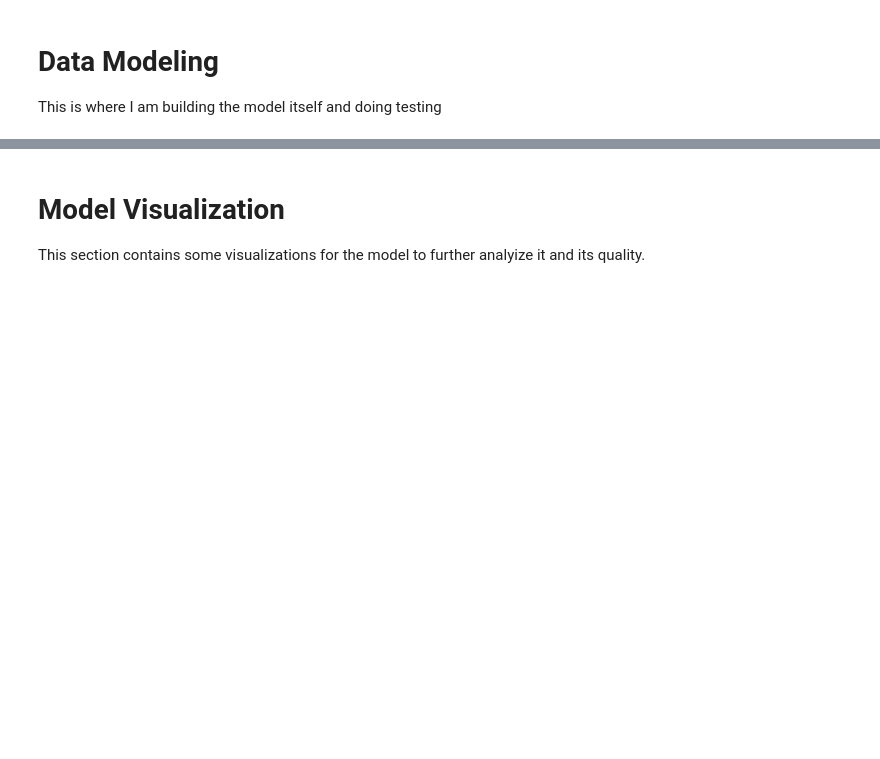
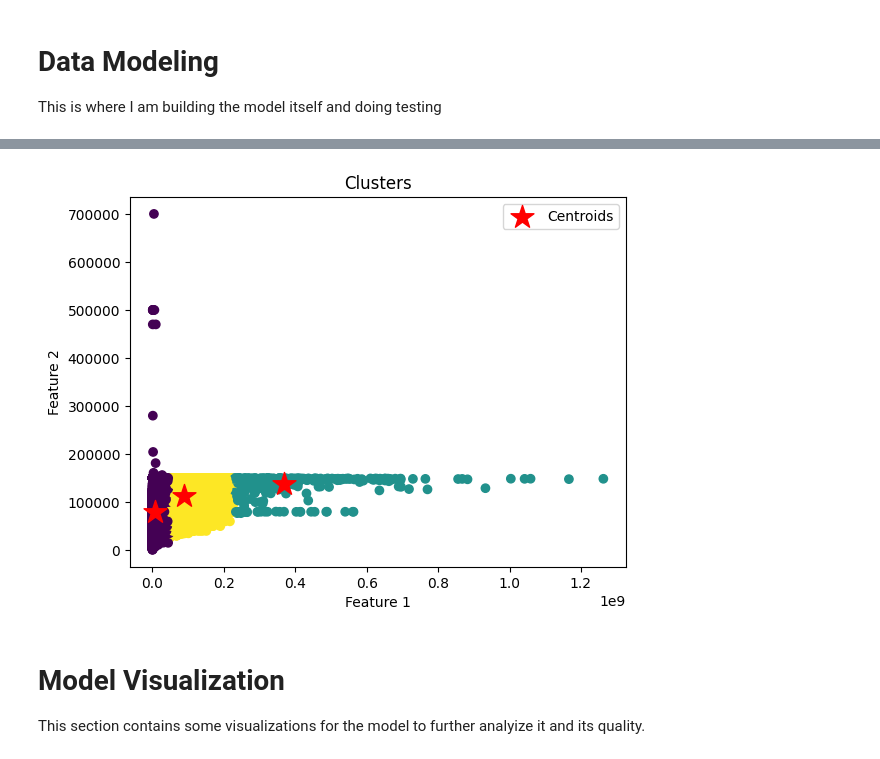
Before and after one commit to FrancoA325/PenguinClasses, a Jupyter notebook: CinemaData.ipynb, the cells around one changed output, grey strips where cells are left out. Cells and saved outputs as stored; diff of their text form; code cells hidden in the pictures; blank space fills up the shorter version.

```diff
--- a/CinemaData.ipynb
+++ b/CinemaData.ipynb
@@ -66,3 +62,18 @@ ImportError: cannot import name 'kmeans' from 'sklearn.cluster' (c:\Users\fantu\
+# %%
+from sklearn.cluster import KMeans
+
+kmeans = KMeans(n_clusters = 3, random_state = 0, n_init = 'auto').fit(ticketsIn)
+
+
+plt.scatter(ticketsIn.iloc[:, 2], ticketsIn.iloc[:, 7], c=kmeans.labels_, cmap='viridis')
+plt.scatter(kmeans.cluster_centers_[:, 2], kmeans.cluster_centers_[:, 7], s=300, c='red', marker='*', label='Centroids')
+plt.title('Clusters')
+plt.xlabel('Feature 1')
+plt.ylabel('Feature 2')
+plt.legend()
+plt.show()
+# %% [output]
+[figure, added]
 # %% [markdown]
 # Model Visualization
 This section contains some visualizations for the model to further analyize it and its quality.
```
Also changed, not shown: parts of 3 cells of this notebook.
